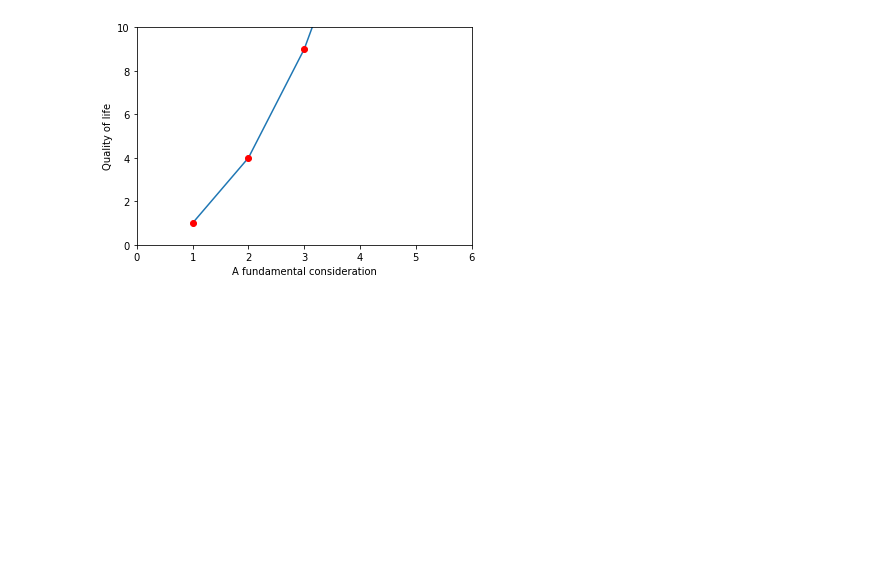
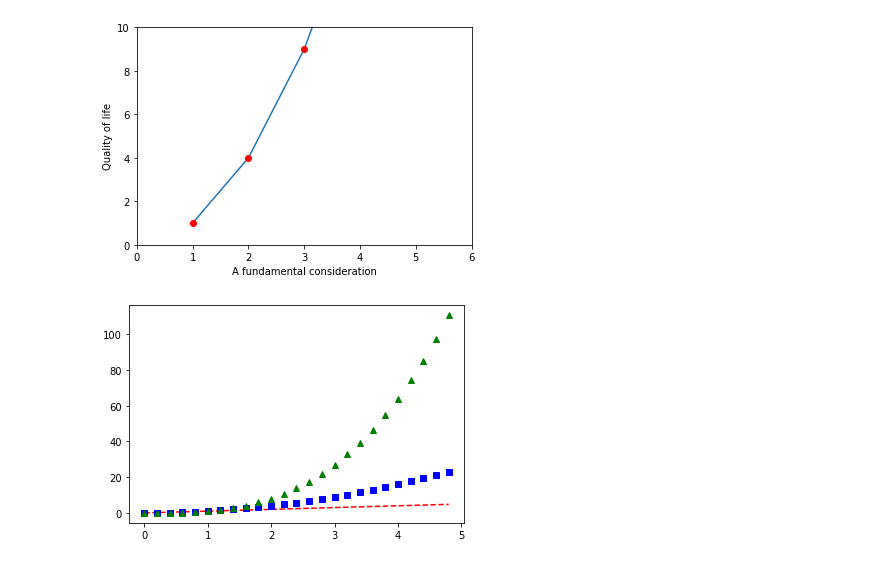
Before and after one commit to codetosign/Study, a Jupyter notebook: Visualization-Study/matplotlib/tutorial.ipynb, the cells around one changed output. Saved outputs shown, nothing was run; the diff lists cells and outputs as text; code cells hidden in the pictures; blank space fills up the shorter version.

```diff
--- a/Visualization-Study/matplotlib/tutorial.ipynb
+++ b/Visualization-Study/matplotlib/tutorial.ipynb
@@ -18,3 +19,13 @@ plt.show()
 # %% [output]
 [<matplotlib.lines.Line2D object at 0x...>]
 [figure]
+# %%
+# np.arange 참조 -> https://codepractice.tistory.com/88
+t = np.arange(0., 5., 0.2) # 5 전까지 0.2 씩 올리기
+
+plt.plot(t, t, 'r--',   # red dashes
+         t, t**2, 'bs', # blue squares      2 제곱
+         t, t**3, 'g^') # green triangles   3 제곱
+plt.show()
+# %% [output]
+[figure, added]
```
Also changed, not shown: parts of 3 cells of this notebook.
